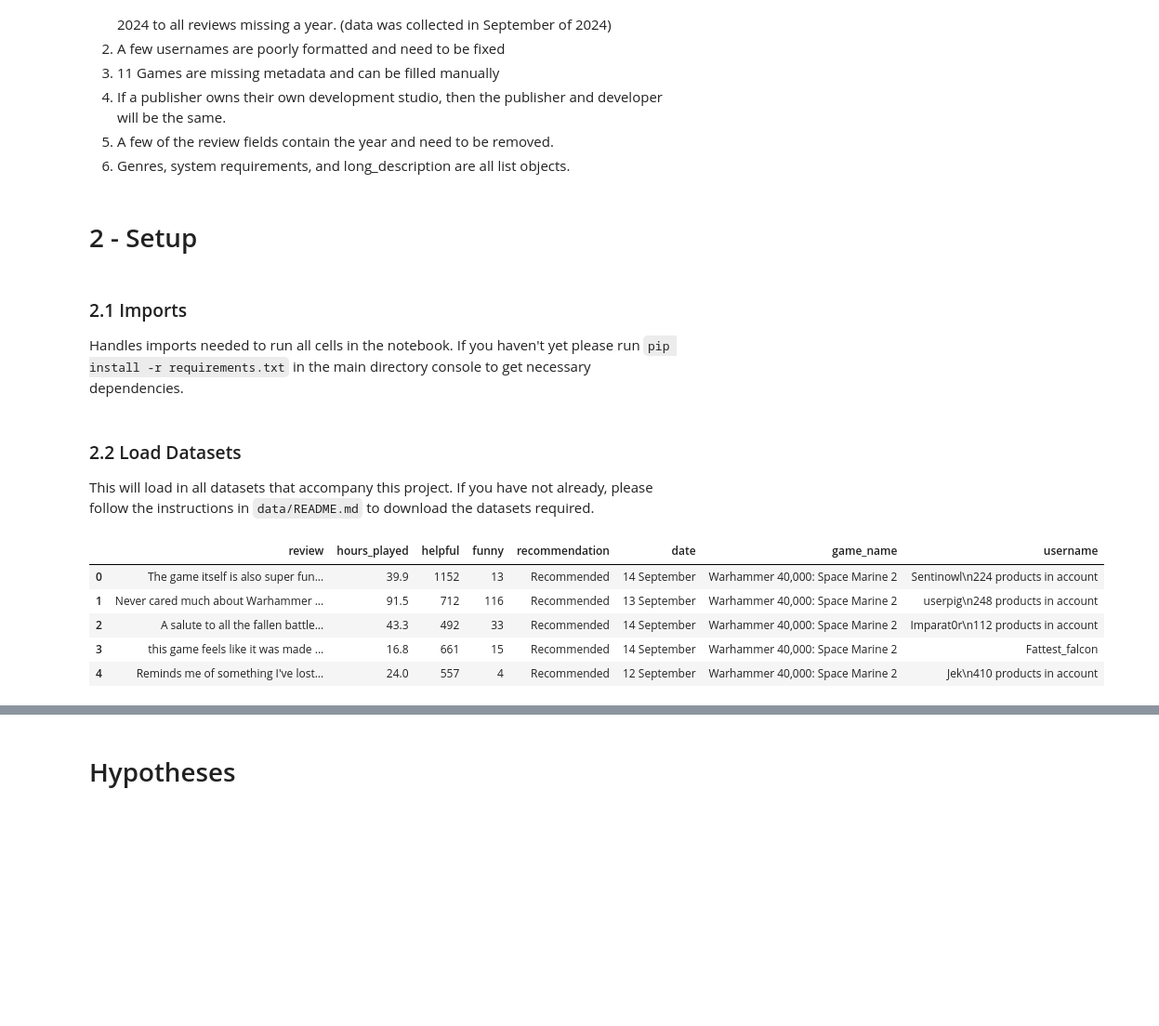
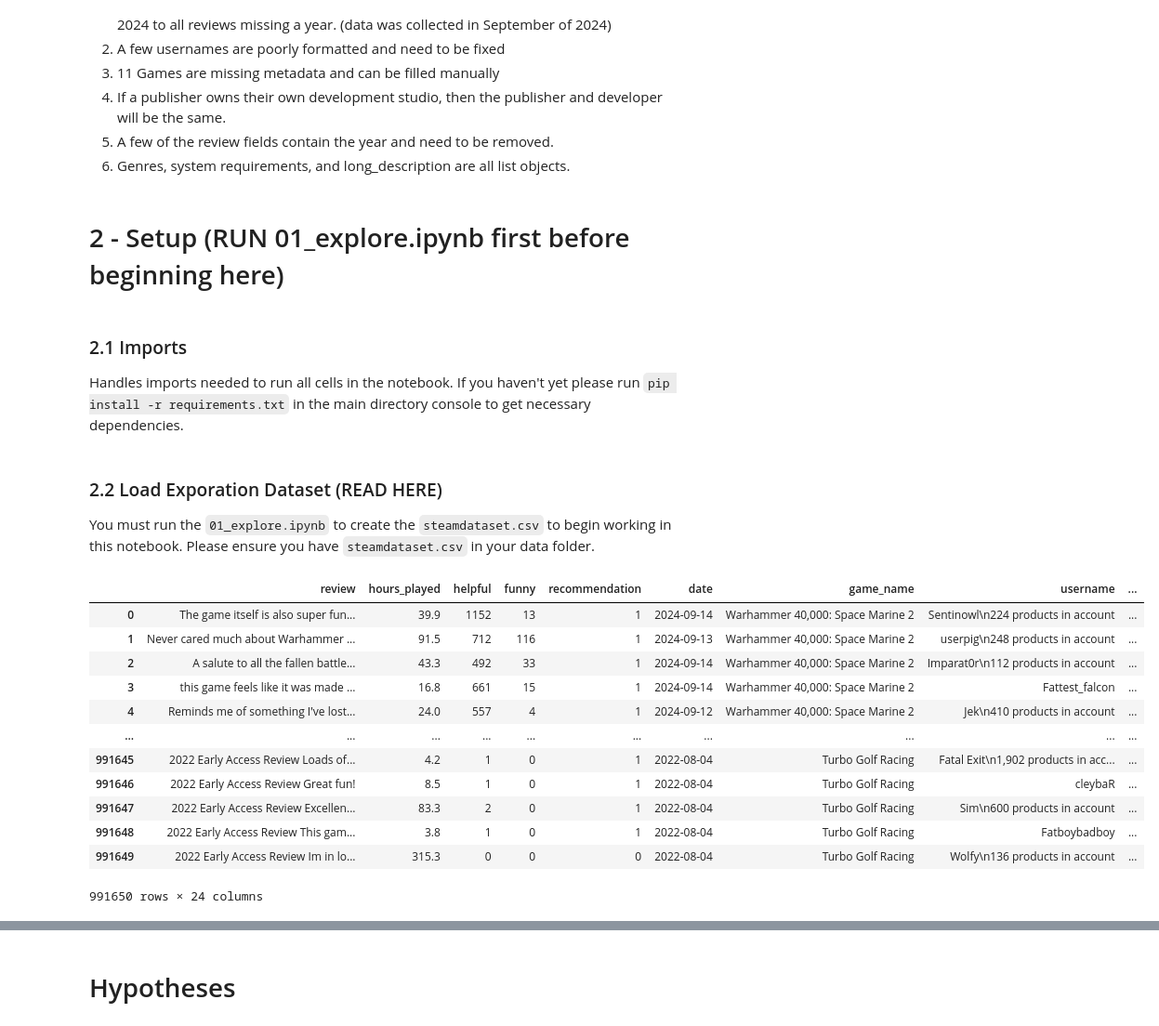
Before and after one commit to sjsu-cs133-f25/gamers-steamreviews-games, a Jupyter notebook: notebooks/02_visual_analytics.ipynb, the cells around one changed output, grey strips where cells are left out. Shown at 93% size. Drawn from its saved outputs; the diff is of its cells as text; code cells hidden in the pictures; blank space fills up the shorter version.

Commit message:
Minor tweaks to 02 notebook

```diff
--- a/notebooks/02_visual_analytics.ipynb
+++ b/notebooks/02_visual_analytics.ipynb
@@ -103,7 +102,7 @@ The missing information from the merged dataset stems from the 11 games not cove
 5. A few of the review fields contain the year and need to be removed.
 6. Genres, system requirements, and long_description are all list objects.
 # %% [markdown]
-# 2 - Setup
+# 2 - Setup (RUN 01_explore.ipynb first before beginning here)
 # %% [markdown]
 ### 2.1 Imports
 
@@ -115,21 +114,23 @@ import matplotlib.pyplot as plt
 import numpy as np
 import seaborn as sns
 # %% [markdown]
-### 2.2 Load Datasets
+### 2.2 Load Exporation Dataset (READ HERE)
 
-This will load in all datasets that accompany this project. If you have not already, please follow the instructions in `data/README.md` to download the datasets required.
+You must run the `01_explore.ipynb` to create the `steamdataset.csv` to begin working in this notebook. Please ensure you have `steamdataset.csv` in your data folder.
 # %%
-reviews_path = '../data/Steam Game Reviews export 2025-09-20 21-34-15.csv' # Replace with the path to your reviews CSV File
-game_metadata_path = '../data/games_description.csv' # Replace with path to game metadata CSV file, NOTE make sure to go to parent dir in the path
-
-
-steamreviews = pd.read_csv(reviews_path)
-gamemetadata = pd.read_csv(game_metadata_path)
-steamreviews.head()
+steamdataset = pd.read_csv('../data/steamdataset.csv')
+steamdataset
 # %% [output]
-|  | review | hours_played | helpful | funny | recommendation | date | game_name | username |
-| 0 | The game itself is also super fun... | 39.9 | 1152 | 13 | Recommended | 14 September | Warhammer 40,000: Space Marine 2 | Sentinowl\n224 products in account |
-| 1 | Never cared much about Warhammer ... | 91.5 | 712 | 116 | Recommended | 13 September | Warhammer 40,000: Space Marine 2 | userpig\n248 products in account |
-| 2 | A salute to all the fallen battle... | 43.3 | 492 | 33 | Recommended | 14 September | Warhammer 40,000: Space Marine 2 | Imparat0r\n112 products in account |
-| 3 | this game feels like it was made ... | 16.8 | 661 | 15 | Recommended | 14 September | Warhammer 40,000: Space Marine 2 | Fattest_falcon |
-| 4 | Reminds me of something I've lost... | 24.0 | 557 | 4 | Recommended | 12 September | Warhammer 40,000: Space Marine 2 | Jek\n410 products in account |
+|  | review | hours_played | helpful | funny | recommendation | date | game_name | username | ... |
+| 0 | The game itself is also super fun... | 39.9 | 1152 | 13 | 1 | 2024-09-14 | Warhammer 40,000: Space Marine 2 | Sentinowl\n224 products in account | ... |
+| 1 | Never cared much about Warhammer ... | 91.5 | 712 | 116 | 1 | 2024-09-13 | Warhammer 40,000: Space Marine 2 | userpig\n248 products in account | ... |
+| 2 | A salute to all the fallen battle... | 43.3 | 492 | 33 | 1 | 2024-09-14 | Warhammer 40,000: Space Marine 2 | Imparat0r\n112 products in account | ... |
+| 3 | this game feels like it was made ... | 16.8 | 661 | 15 | 1 | 2024-09-14 | Warhammer 40,000: Space Marine 2 | Fattest_falcon | ... |
+| 4 | Reminds me of something I've lost... | 24.0 | 557 | 4 | 1 | 2024-09-12 | Warhammer 40,000: Space Marine 2 | Jek\n410 products in account | ... |
+| ... | ... | ... | ... | ... | ... | ... | ... | ... | ... |
+| 991645 | 2022 Early Access Review Loads of... | 4.2 | 1 | 0 | 1 | 2022-08-04 | Turbo Golf Racing | Fatal Exit\n1,902 products in acc... | ... |
+| 991646 | 2022 Early Access Review Great fun! | 8.5 | 1 | 0 | 1 | 2022-08-04 | Turbo Golf Racing | cleybaR | ... |
+| 991647 | 2022 Early Access Review Excellen... | 83.3 | 2 | 0 | 1 | 2022-08-04 | Turbo Golf Racing | Sim\n600 products in account | ... |
+| 991648 | 2022 Early Access Review This gam... | 3.8 | 1 | 0 | 1 | 2022-08-04 | Turbo Golf Racing | Fatboybadboy | ... |
+| 991649 | 2022 Early Access Review Im in lo... | 315.3 | 0 | 0 | 0 | 2022-08-04 | Turbo Golf Racing | Wolfy\n136 products in account | ... |
+991650 rows × 24 columns
```
Also changed, not shown: parts of 12 cells of this notebook.
